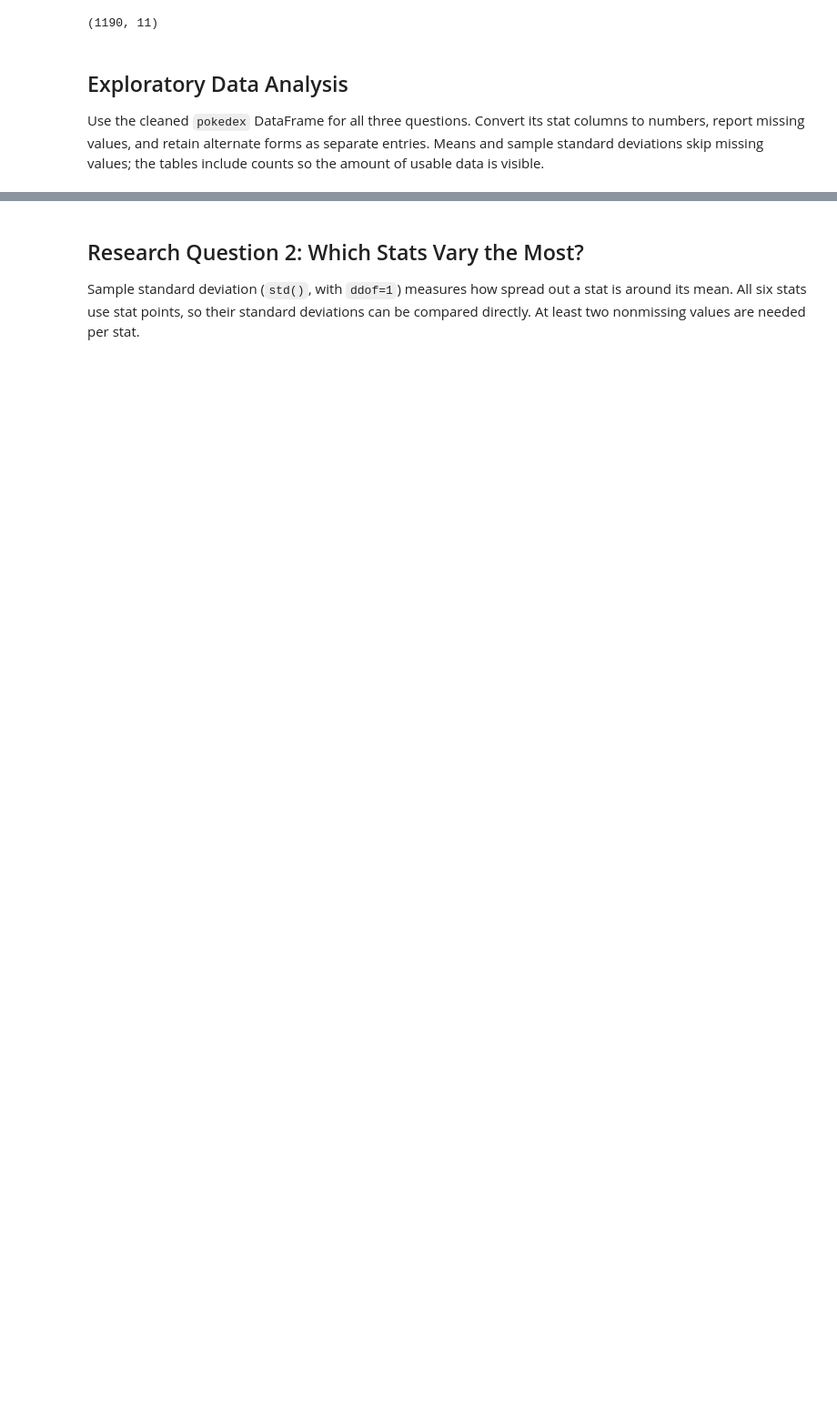
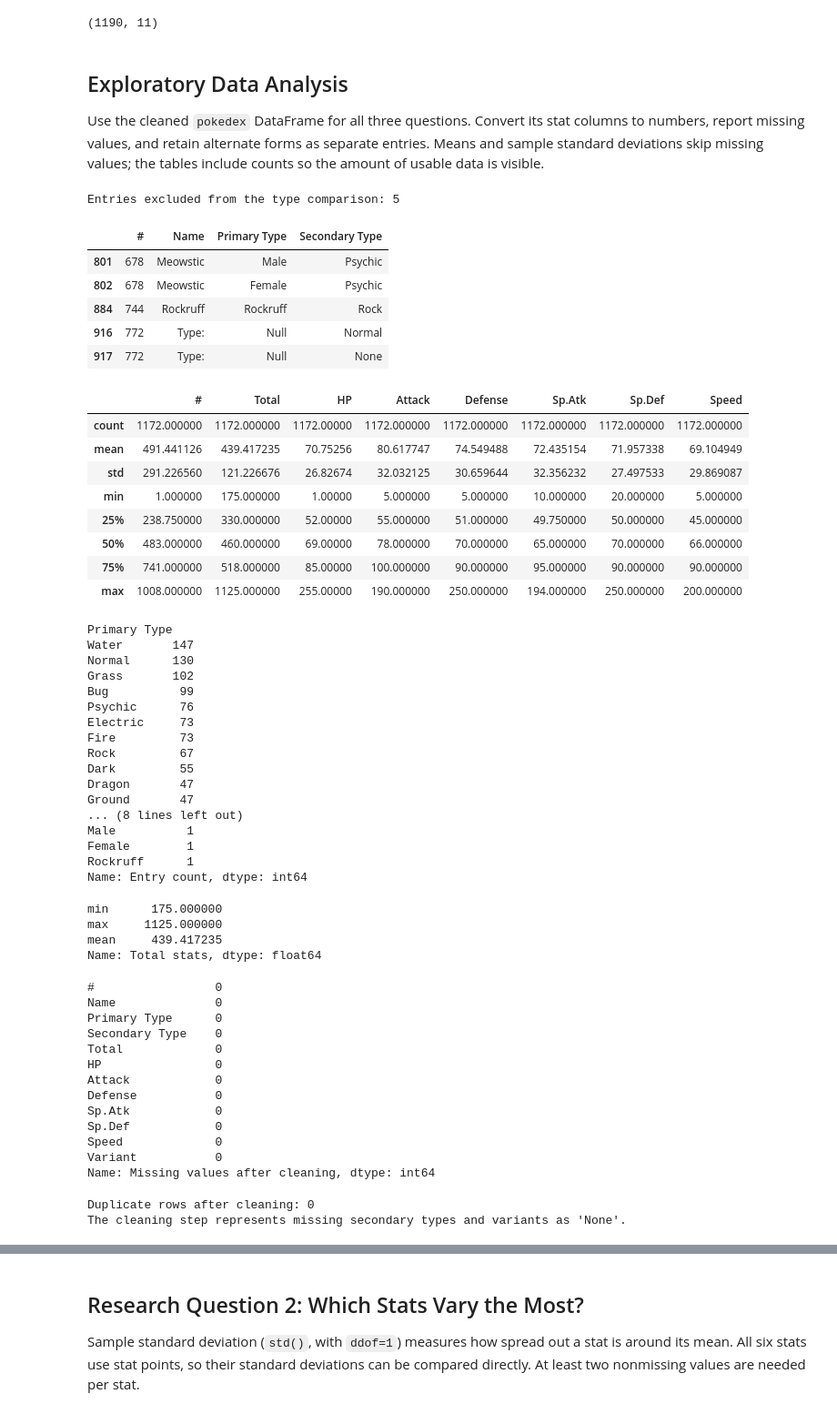
Before and after one commit to CS122-04-FA26/thunder-gen1to9pokemon-pokemon, a Jupyter notebook: notebooks/analysis.ipynb, the cells around one changed output, grey strips where cells are left out. Shown at 91% size. Drawn from its saved outputs; the diff is of its cells as text; code cells hidden in the pictures; blank space fills up the shorter version.

```diff
--- a/notebooks/analysis.ipynb
+++ b/notebooks/analysis.ipynb
@@ -294,27 +296,84 @@ include counts so the amount of usable data is visible.
 # %%
 import matplotlib.pyplot as plt
 import seaborn as sns
 from IPython.display import display, Markdown
 
 sns.set_theme(style="whitegrid")
 analysis_stats = ["HP", "Attack", "Defense", "Sp.Atk", "Sp.Def", "Speed"]
 required_columns = ["Primary Type", "Total"] + analysis_stats
 missing_columns = [column for column in required_columns if column not in pokedex.columns]
 if missing_columns:
     raise ValueError(f"Missing columns in pokedex: {missing_columns}")
 
 # The original cleaning converts pokestats; these conversions prepare pokedex.
 for column in ["Total"] + analysis_stats:
     pokedex[column] = pd.to_numeric(pokedex[column], errors="coerce")
 
 # Blank type labels should not become their own group.
 pokedex["Primary Type"] = pokedex["Primary Type"].str.strip().replace("", pd.NA)
+# Report malformed type labels; exclude these only from the type comparison.
+valid_primary_type = pokedex["Primary Type"].isin(type_names)
+print("Entries excluded from the type comparison:", (~valid_primary_type).sum())
+display(pokedex.loc[~valid_primary_type, ["#", "Name", "Primary Type", "Secondary Type"]])
 display(pokedex.describe())
 display(pokedex["Primary Type"].value_counts(dropna=False).rename("Entry count"))
 display(pokedex["Total"].agg(["min", "max", "mean"]).rename("Total stats"))
 display(pokedex.isna().sum().rename("Missing values after cleaning"))
 print("Duplicate rows after cleaning:", pokedex.duplicated().sum())
 print("The cleaning step represents missing secondary types and variants as 'None'.")
+# %% [output]
+Entries excluded from the type comparison: 5
+|  | # | Name | Primary Type | Secondary Type |
+| 801 | 678 | Meowstic | Male | Psychic |
+| 802 | 678 | Meowstic | Female | Psychic |
+| 884 | 744 | Rockruff | Rockruff | Rock |
+| 916 | 772 | Type: | Null | Normal |
+| 917 | 772 | Type: | Null | None |
+|  | # | Total | HP | Attack | Defense | Sp.Atk | Sp.Def | Speed |
+| count | 1172.000000 | 1172.000000 | 1172.00000 | 1172.000000 | 1172.000000 | 1172.000000 | 1172.000000 | 1172.000000 |
+| mean | 491.441126 | 439.417235 | 70.75256 | 80.617747 | 74.549488 | 72.435154 | 71.957338 | 69.104949 |
+| std | 291.226560 | 121.226676 | 26.82674 | 32.032125 | 30.659644 | 32.356232 | 27.497533 | 29.869087 |
+| min | 1.000000 | 175.000000 | 1.00000 | 5.000000 | 5.000000 | 10.000000 | 20.000000 | 5.000000 |
+| 25% | 238.750000 | 330.000000 | 52.00000 | 55.000000 | 51.000000 | 49.750000 | 50.000000 | 45.000000 |
+| 50% | 483.000000 | 460.000000 | 69.00000 | 78.000000 | 70.000000 | 65.000000 | 70.000000 | 66.000000 |
+| 75% | 741.000000 | 518.000000 | 85.00000 | 100.000000 | 90.000000 | 95.000000 | 90.000000 | 90.000000 |
+| max | 1008.000000 | 1125.000000 | 255.00000 | 190.000000 | 250.000000 | 194.000000 | 250.000000 | 200.000000 |
+Primary Type
+Water       147
+Normal      130
+Grass       102
+Bug          99
+Psychic      76
+Electric     73
+Fire         73
+Rock         67
+Dark         55
+Dragon       47
+Ground       47
+... (8 lines left out)
+Male          1
+Female        1
+Rockruff      1
+Name: Entry count, dtype: int64
+min      175.000000
+max     1125.000000
+mean     439.417235
+Name: Total stats, dtype: float64
+#                 0
+Name              0
+Primary Type      0
+Secondary Type    0
+Total             0
+HP                0
+Attack            0
+Defense           0
+Sp.Atk            0
+Sp.Def            0
+Speed             0
+Variant           0
+Name: Missing values after cleaning, dtype: int64
+Duplicate rows after cleaning: 0
+The cleaning step represents missing secondary types and variants as 'None'.
 # %% [markdown]
 ## Research Question 1: Average Total Stats by Primary Type
 
```
Also changed, not shown: parts of 12 cells of this notebook.
